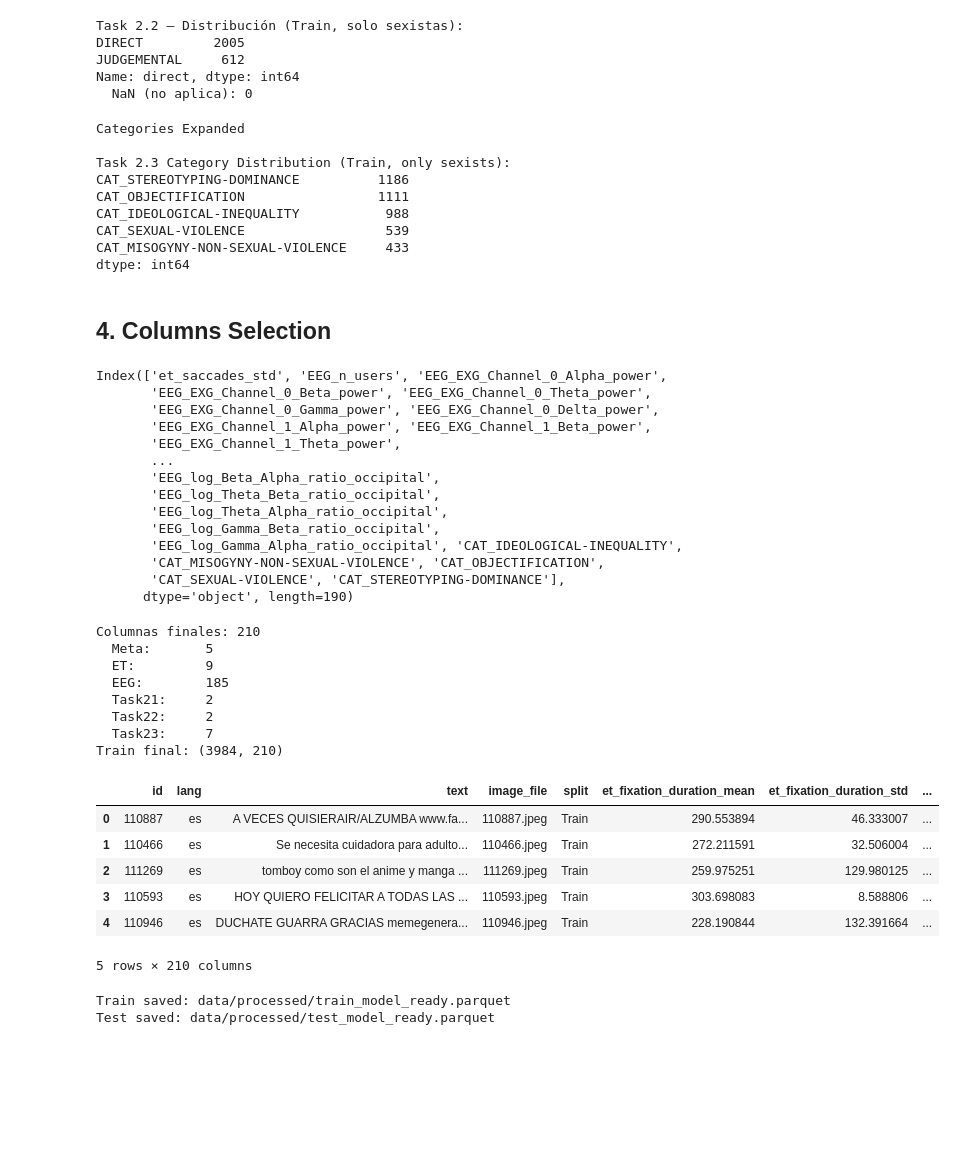
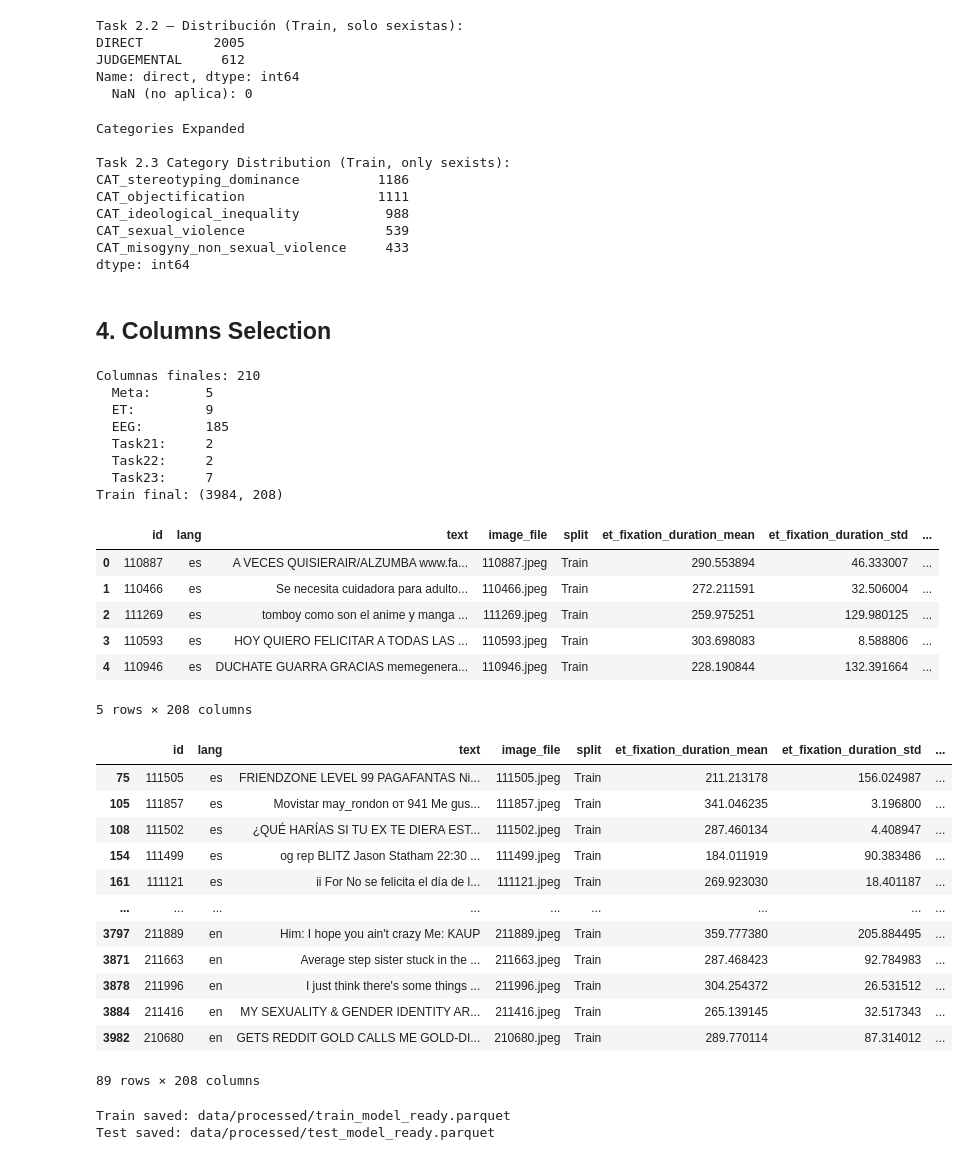
Before and after one commit to DBlassio/multimodal-exist, a Jupyter notebook: docs/train_ready_dataset.ipynb, the cells around one changed output. Saved outputs shown, nothing was run; the diff lists cells and outputs as text; code cells hidden in the pictures; blank space fills up the shorter version.

```diff
--- a/docs/train_ready_dataset.ipynb
+++ b/docs/train_ready_dataset.ipynb
@@ -401,6 +401,7 @@ TASK23_RENAME = {
 
 def expand_task23(df, col, prefix):
     expanded = df[col].apply(lambda x: x if isinstance(x, dict) else {cat: np.nan for cat in TASK23_CATEGORIES}).apply(pd.Series)
+    expanded = expanded.rename(columns=TASK23_RENAME)
     expanded.columns = [f"{prefix}{c}" for c in expanded.columns]
     return expanded
 
@@ -420,31 +421,14 @@ print(df_train.loc[sexist_mask, t23_cols_hard].sum().sort_values(ascending=False
 Categories Expanded
 
 Task 2.3 Category Distribution (Train, only sexists):
-CAT_STEREOTYPING-DOMINANCE          1186
-CAT_OBJECTIFICATION                 1111
-CAT_IDEOLOGICAL-INEQUALITY           988
-CAT_SEXUAL-VIOLENCE                  539
-CAT_MISOGYNY-NON-SEXUAL-VIOLENCE     433
+CAT_stereotyping_dominance          1186
+CAT_objectification                 1111
+CAT_ideological_inequality           988
+CAT_sexual_violence                  539
+CAT_misogyny_non_sexual_violence     433
 dtype: int64
 # %% [markdown]
 ## 4. Columns Selection
-# %%
-df_train.columns[25:]
-# %% [output]
-Index(['et_saccades_std', 'EEG_n_users', 'EEG_EXG_Channel_0_Alpha_power',
-       'EEG_EXG_Channel_0_Beta_power', 'EEG_EXG_Channel_0_Theta_power',
-       'EEG_EXG_Channel_0_Gamma_power', 'EEG_EXG_Channel_0_Delta_power',
-       'EEG_EXG_Channel_1_Alpha_power', 'EEG_EXG_Channel_1_Beta_power',
-       'EEG_EXG_Channel_1_Theta_power',
-       ...
-       'EEG_log_Beta_Alpha_ratio_occipital',
-       'EEG_log_Theta_Beta_ratio_occipital',
-       'EEG_log_Theta_Alpha_ratio_occipital',
-       'EEG_log_Gamma_Beta_ratio_occipital',
-       'EEG_log_Gamma_Alpha_ratio_occipital', 'CAT_IDEOLOGICAL-INEQUALITY',
-       'CAT_MISOGYNY-NON-SEXUAL-VIOLENCE', 'CAT_OBJECTIFICATION',
-       'CAT_SEXUAL-VIOLENCE', 'CAT_STEREOTYPING-DOMINANCE'],
-      dtype='object', length=190)
 # %%
 meta_cols = ["id", "lang", "text", "image_file", "split"]
 
@@ -481,6 +465,10 @@ print(f"  Task23:     {len([c for c in task23_cols if c in df_train.columns])}")
 df_train = df_train[final_cols].copy()
 #df_test  = df_test[final_cols].copy()
 
+#Remove Raw columns
+df_train.drop(columns=["ET_raw", "EEG_raw"], inplace=True, errors="ignore")
+df_train.drop("EEG_n_users", axis=1, inplace=True, errors="ignore")
+
 print(f"Train final: {df_train.shape}")
 #print(f"Test  final: {df_test.shape}")
 
@@ -493,14 +481,35 @@ Columnas finales: 210
   Task21:     2
   Task22:     2
   Task23:     7
-Train final: (3984, 210)
+Train final: (3984, 208)
 |  | id | lang | text | image_file | split | et_fixation_duration_mean | et_fixation_duration_std | ... |
 | 0 | 110887 | es | A VECES QUISIERAIR/ALZUMBA www.fa... | 110887.jpeg | Train | 290.553894 | 46.333007 | ... |
 | 1 | 110466 | es | Se necesita cuidadora para adulto... | 110466.jpeg | Train | 272.211591 | 32.506004 | ... |
 | 2 | 111269 | es | tomboy como son el anime y manga ... | 111269.jpeg | Train | 259.975251 | 129.980125 | ... |
 | 3 | 110593 | es | HOY QUIERO FELICITAR A TODAS LAS ... | 110593.jpeg | Train | 303.698083 | 8.588806 | ... |
 | 4 | 110946 | es | DUCHATE GUARRA GRACIAS memegenera... | 110946.jpeg | Train | 228.190844 | 132.391664 | ... |
-5 rows × 210 columns
+5 rows × 208 columns
+# %%
+df_train[(df_train["CAT_ideological_inequality"]==0) &
+    (df_train["CAT_stereotyping_dominance"]==0) &
+    (df_train["CAT_objectification"]==0) &
+    (df_train["CAT_sexual_violence"]==0) &
+    (df_train["CAT_misogyny_non_sexual_violence"]==0)&
+    (df_train["sexism"]==1)]
+# %% [output]
+|  | id | lang | text | image_file | split | et_fixation_duration_mean | et_fixation_duration_std | ... |
+| 75 | 111505 | es | FRIENDZONE LEVEL 99 PAGAFANTAS Ni... | 111505.jpeg | Train | 211.213178 | 156.024987 | ... |
+| 105 | 111857 | es | Movistar may_rondon от 941 Me gus... | 111857.jpeg | Train | 341.046235 | 3.196800 | ... |
+| 108 | 111502 | es | ¿QUÉ HARÍAS SI TU EX TE DIERA EST... | 111502.jpeg | Train | 287.460134 | 4.408947 | ... |
+| 154 | 111499 | es | og rep BLITZ Jason Statham 22:30 ... | 111499.jpeg | Train | 184.011919 | 90.383486 | ... |
+| 161 | 111121 | es | ii For No se felicita el día de l... | 111121.jpeg | Train | 269.923030 | 18.401187 | ... |
+| ... | ... | ... | ... | ... | ... | ... | ... | ... |
+| 3797 | 211889 | en | Him: I hope you ain't crazy Me: KAUP | 211889.jpeg | Train | 359.777380 | 205.884495 | ... |
+| 3871 | 211663 | en | Average step sister stuck in the ... | 211663.jpeg | Train | 287.468423 | 92.784983 | ... |
+| 3878 | 211996 | en | I just think there's some things ... | 211996.jpeg | Train | 304.254372 | 26.531512 | ... |
+| 3884 | 211416 | en | MY SEXUALITY & GENDER IDENTITY AR... | 211416.jpeg | Train | 265.139145 | 32.517343 | ... |
+| 3982 | 210680 | en | GETS REDDIT GOLD CALLS ME GOLD-DI... | 210680.jpeg | Train | 289.770114 | 87.314012 | ... |
+89 rows × 208 columns
 # %%
 #Export
 train_out = os.path.join(OUTPUT_DIR, "train_model_ready.parquet")
```
Also changed, not shown: 1 other file.
